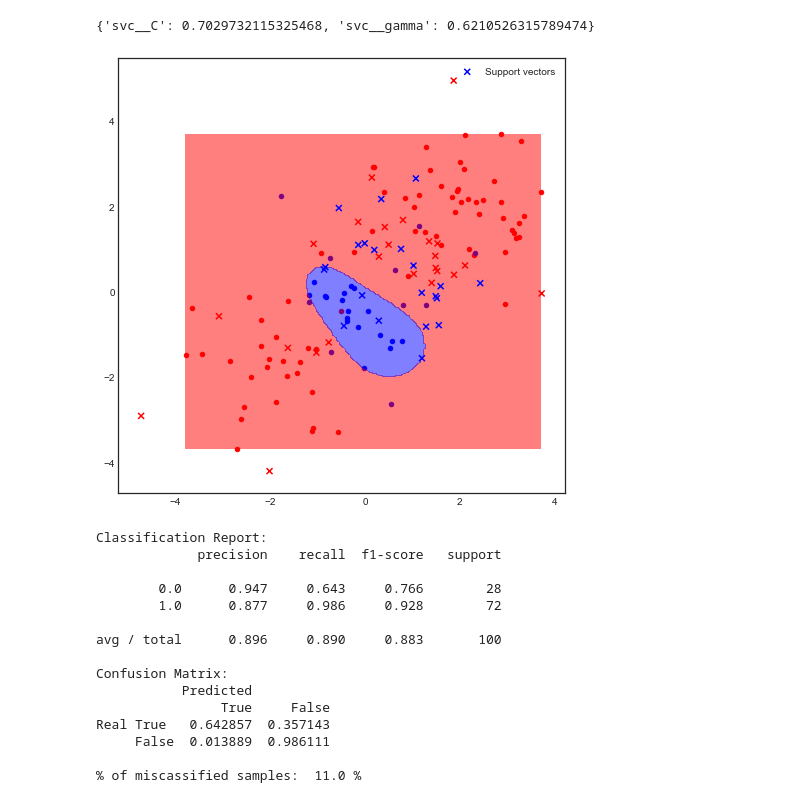
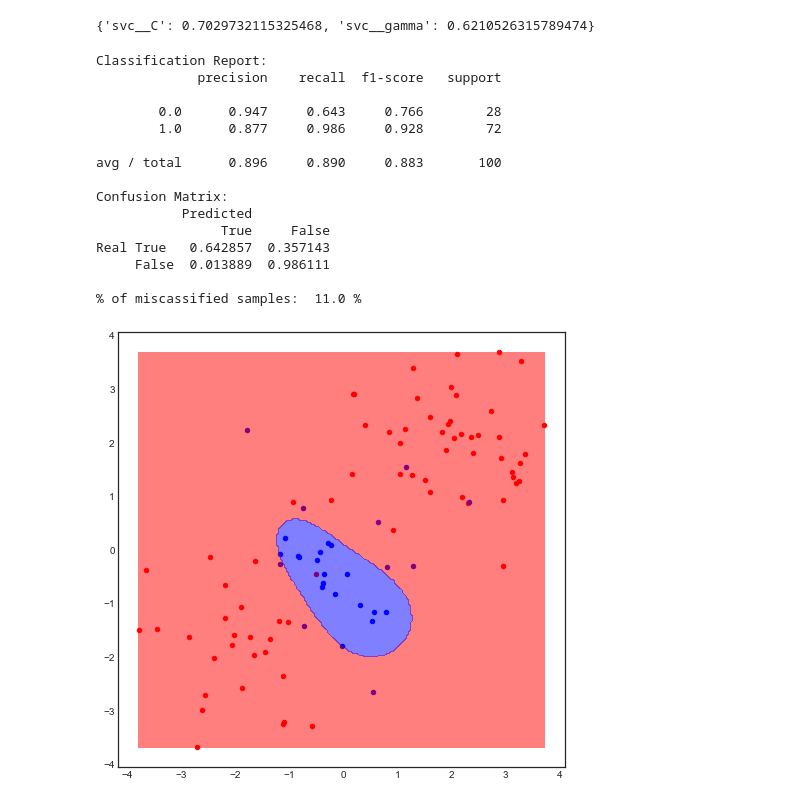
Before and after one commit to pedvide/ISLR_Python, a Jupyter notebook: Chapter9_Support_Vector_Machines.ipynb, the cells around one changed output. Drawn from its saved outputs; the diff is of its cells as text; code cells hidden in the pictures.

```diff
--- a/Chapter9_Support_Vector_Machines.ipynb
+++ b/Chapter9_Support_Vector_Machines.ipynb
@@ -243,32 +244,25 @@ grid_search.best_params_
 {'svc__C': 0.7029732115325468, 'svc__gamma': 0.6210526315789474}
 # %%
 best_svm = grid_search.best_estimator_.named_steps['svc']
-support_vecs = grid_search.best_estimator_.named_steps['standardscaler'].inverse_transform(best_svm.support_vectors_)
 
-ax = classification_helper.plot_classification(best_svm, X_test, y_test)
-ax.scatter(support_vecs[:, 0], support_vecs[:, 1], marker='x', c=['b' if val==0 else 'r' for val in y_train[best_svm.support_]], label='Support vectors')
-handles, labels = ax.get_legend_handles_labels()
-ax.legend(handles[-1:], labels[-1:])
-plt.show()
-
+classification_helper.plot_classification(best_svm, X_test, y_test)
 classification_helper.print_classification_statistics(best_svm, X_test, y_test)
-
 y_pred = best_svm.predict(X_test)
 print('% of miscassified samples: ', 100-accuracy_score(y_test, y_pred)*100, '%')
 # %% [output]
+Classification Report:
+             precision    recall  f1-score   support
+
+        0.0      0.947     0.643     0.766        28
+        1.0      0.877     0.986     0.928        72
+
+avg / total      0.896     0.890     0.883       100
+
+Confusion Matrix:
+           Predicted
+                True     False
+Real True   0.642857  0.357143
+     False  0.013889  0.986111
+
+% of miscassified samples:  11.0 %
-[figure, old version]
+[figure, new version]
-Classification Report:
-             precision    recall  f1-score   support
-
-        0.0      0.947     0.643     0.766        28
-        1.0      0.877     0.986     0.928        72
-
-avg / total      0.896     0.890     0.883       100
-
-Confusion Matrix:
-           Predicted
-                True     False
-Real True   0.642857  0.357143
-     False  0.013889  0.986111
-
-% of miscassified samples:  11.0 %
```
Also changed, not shown: parts of 4 cells of this notebook.
